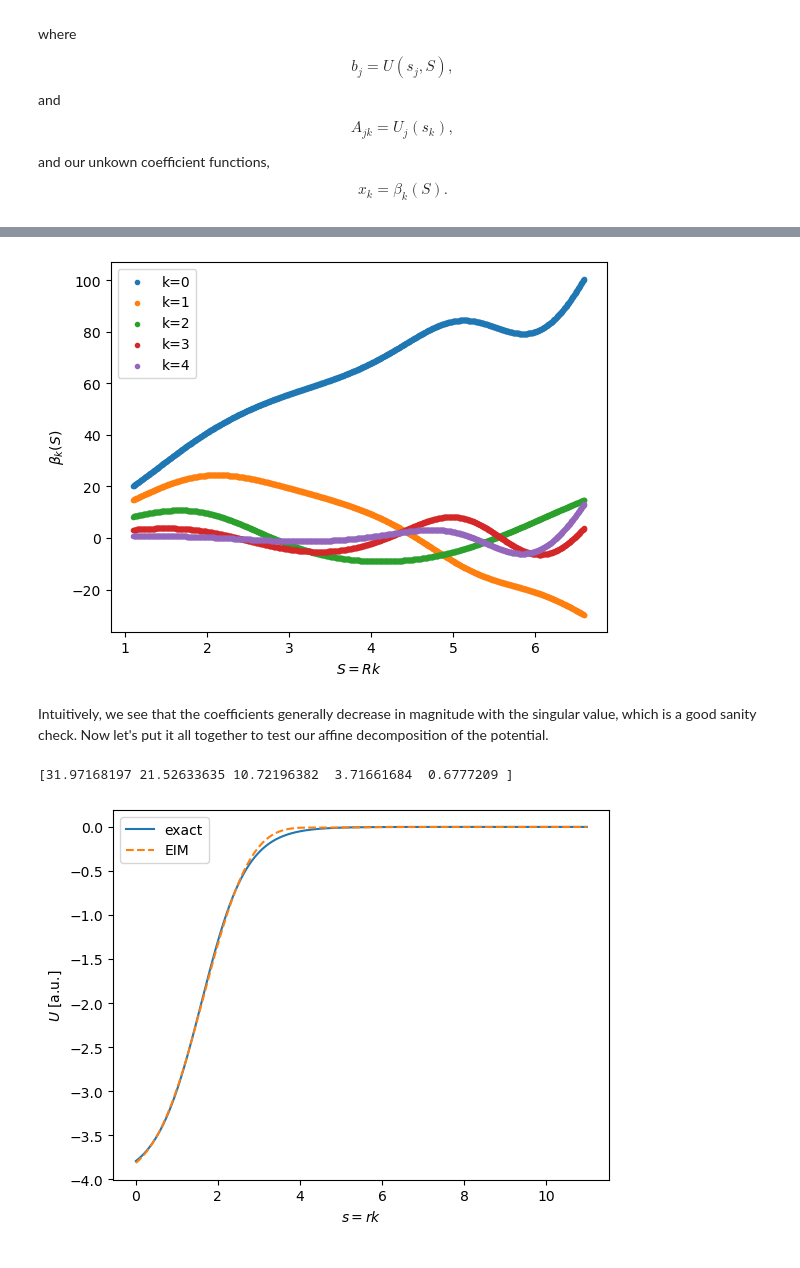
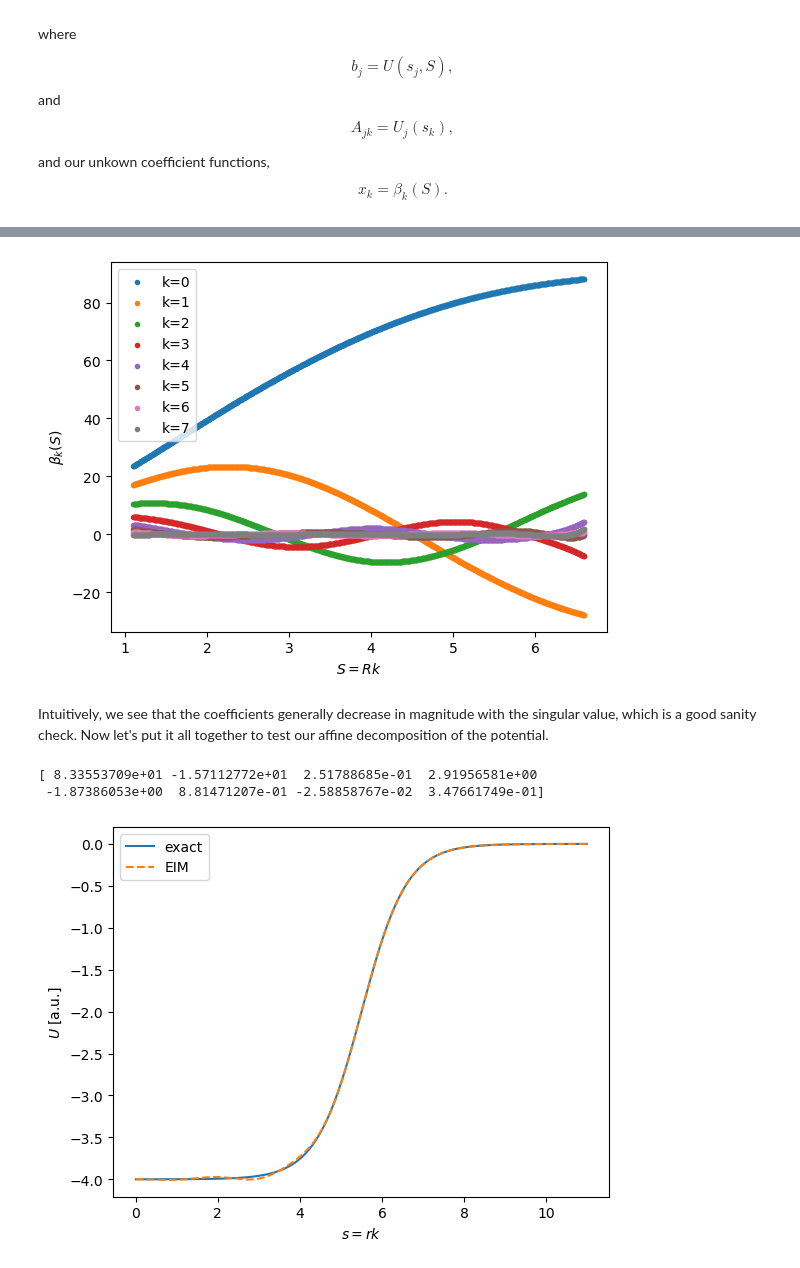
Before and after one commit to ascsn/nuclear-dimensionality-reduction-book, a Jupyter notebook: nuclear-rbm/scattering/scattering.ipynb, the cells around one changed output, grey strips where cells are left out. Cells and saved outputs as stored; diff of their text form; code cells hidden in the pictures.

Commit message:
choose sample pts by hand

```diff
--- a/nuclear-rbm/scattering/scattering.ipynb
+++ b/nuclear-rbm/scattering/scattering.ipynb
@@ -334,7 +334,7 @@ plt.show()
 # %% [markdown]
 These singular values are dropping nicely; let's take only the first few.
 # %%
-M = 5 # definitely less than N!
+M = 8 # definitely less than N!
 for i in range(M):
     plt.plot(s, U[:,i], label="sing. val. ratio {:1.3f}%".format(100*S[i]/S[0]))
 plt.xlabel(r"$s = r k$")
@@ -365,7 +365,11 @@ ps = np.sqrt(np.var(Umat, axis=0))
 ps /= np.trapz(ps, x=s)
 ps /= np.sum(ps)
 
+# this method actually sucks
 sample_pts = np.random.choice(s, size=M, p=ps)
+
+# instead let's choose points by hand
+sample_pts = np.linspace(0.1,8,M)
 # %%
 sample_pts
 # %% [output]
@@ -418,7 +425,7 @@ plt.ylabel(r"$\beta_k(S)$")
 plt.legend()
 plt.show()
 # %% [output]
-[figure, old version]
+[figure, new version]
 # %% [markdown]
 Intuitively, we see that the coefficients generally decrease in magnitude with the singular value, which is a good sanity check. Now let's put it all together to test our affine decomposition of the potential.
 # %%
@@ -438,15 +445,16 @@ def ws_affine_decomp(s, args, R_grid):
     print(betas)
     return Uad
 # %%
-R_test = 1.45
+R_test = 5
 plt.plot(s, woods_saxon_tilde(s, (V0, R_test, a)),  label="exact")
 plt.plot(s, ws_affine_decomp(s, (V0, R_test, a), T), '--', label="EIM")
 
 plt.xlabel(r"$s = r k$")
 plt.ylabel(r"$U$ [a.u.]")
 plt.legend()
 plt.show()
 # %% [output]
-[31.97168197 21.52633635 10.72196382  3.71661684  0.6777209 ]
+[ 8.33553709e+01 -1.57112772e+01  2.51788685e-01  2.91956581e+00
+ -1.87386053e+00  8.81471207e-01 -2.58858767e-02  3.47661749e-01]
-[figure, old version]
+[figure, new version]
 # %% [markdown]
```
Also changed, not shown: parts of 5 cells of this notebook.
